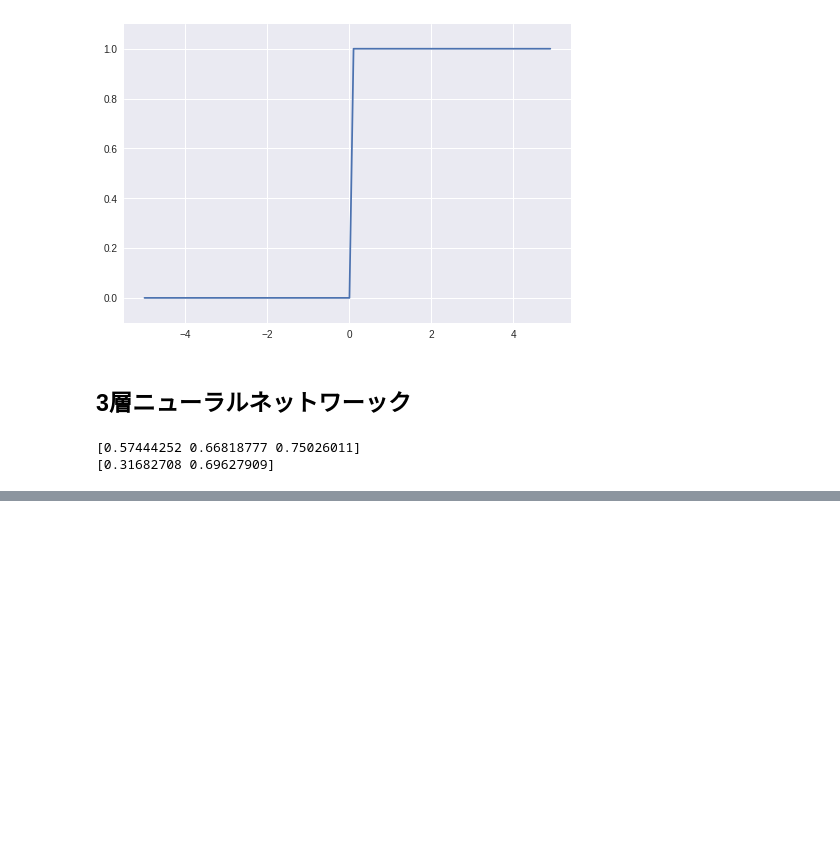
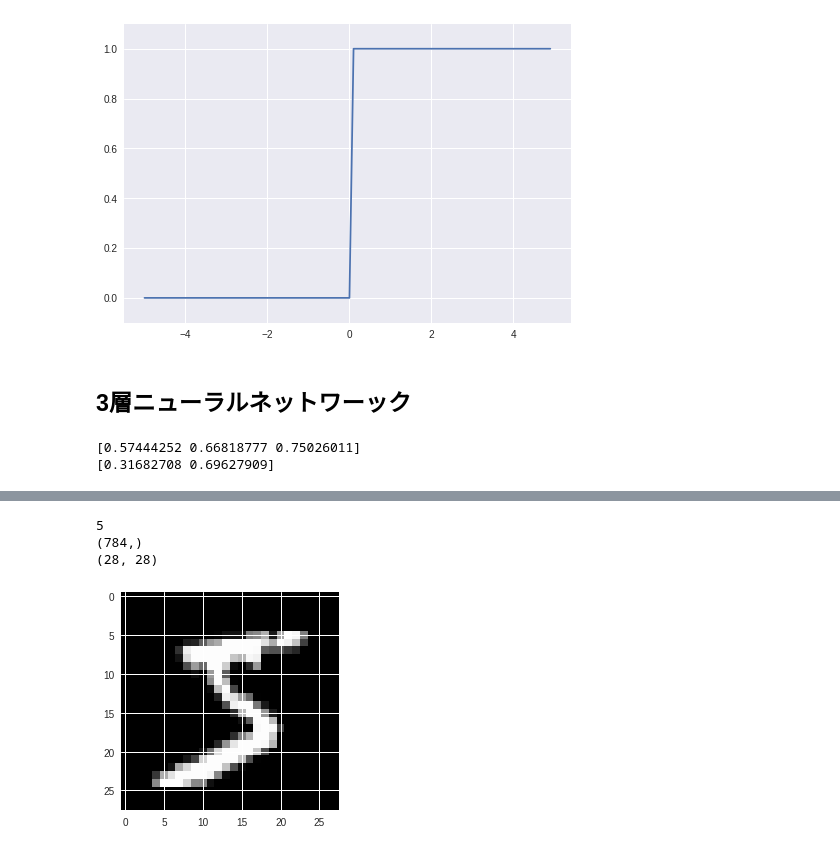
Before and after one commit to tkota0726/Jupyter, a Jupyter notebook: DeepLeaningZero.ipynb, the cells around one changed output, grey strips where cells are left out. Cells and saved outputs as stored; diff of their text form; code cells hidden in the pictures; blank space fills up the shorter version.

```diff
--- a/DeepLeaningZero.ipynb
+++ b/DeepLeaningZero.ipynb
@@ -133,0 +151,25 @@ print(t_test.shape)
+# %%
+from PIL import Image
+from matplotlib.pyplot import imshow
+%matplotlib inline
+
+def img_show(img):
+  pil_img = Image.fromarray(np.uint8(img))
+  imshow(pil_img)
+
+
+img = x_train[0]
+label = t_train[0]
+print(label)
+print(img.shape)
+
+#画像表示のためにreshapeする必要あり
+img_reshape = img.reshape(28, 28)
+print(img_reshape.shape)
+
+img_show(img_reshape)
+# %% [output]
+5
+(784,)
+(28, 28)
+[figure, added]
```
Also changed, not shown: parts of 1 cell of this notebook.
